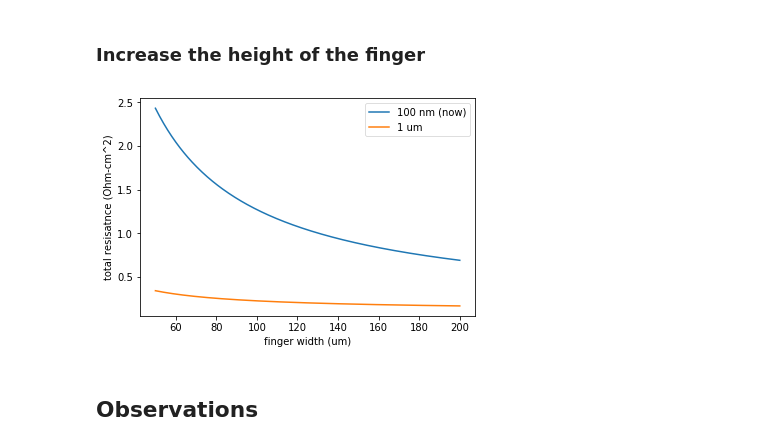
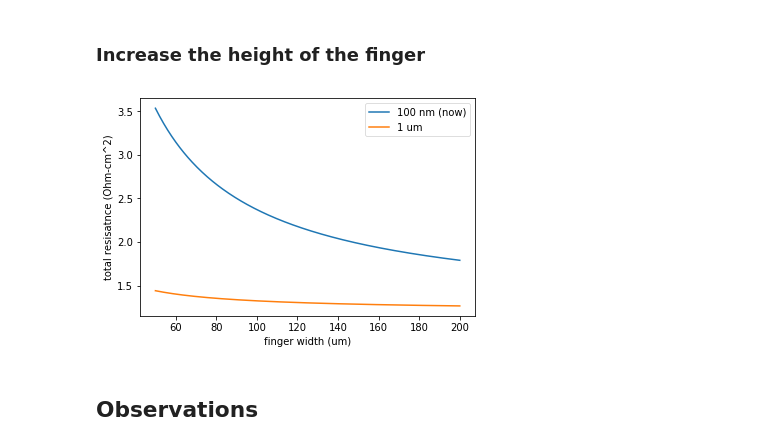
Before and after one commit to kanhua/pypvcell, a Jupyter notebook: examples/ms_silicon/st2_silicon.ipynb, the cells around one changed output. Cells and saved outputs as stored; diff of their text form; code cells hidden in the pictures.

```diff
--- a/examples/ms_silicon/st2_silicon.ipynb
+++ b/examples/ms_silicon/st2_silicon.ipynb
@@ -210,7 +210,7 @@ plt.savefig("criteria_contour.pdf")
 # %% [markdown]
 Note that the above calculation were performed without considering series resistance a shading. 90% EQE and 0.68-V Voc should be the target to achieve.
 # %%
-def lump_r(sw, sl, fw, fh, rho_c, rho_f, rho_sh, N):
+def lump_r(sw, sl, fw, fh, rho_c, rho_f, rho_sh,rho_cb, N):
     w = sw / N
 
     pitch = w - fw  # pitch between fingers
@@ -225,9 +225,9 @@ def lump_r(sw, sl, fw, fh, rho_c, rho_f, rho_sh, N):
 
     Rsh = rho_sh * sw
 
-    R_lump = Rc + Rf + Rsh
+    Rb=rho_cb/(w*sl)
 
-    Rb=rho_c/(w*sl)
+    R_lump = Rc + Rf + Rsh +Rb
 
     shading=fw/sw
 
@@ -259,9 +259,10 @@ for idx,fw in enumerate(fw_arr):
     #rs = us.siUnits(r, 'Ohm cm^2')
 
     lr, rs, shad,bd = lump_r(us.siUnits(1, "cm"), us.siUnits(1, "cm"),
-                   fw, us.siUnits(1000, 'nm'),
+                   fw, us.siUnits(100, 'nm'),
                    us.siUnits(0.01, "Ohm cm2"), us.siUnits(2.44e-8, "Ohm m"),
-                   rho_sh=us.siUnits(26, "Ohm"), N=7)
+                   rho_sh=us.siUnits(26, "Ohm"),
+                             rho_cb=us.siUnits(1.1,"Ohm cm2"),N=7)
 
 
     v, i = gen_rec_iv_with_rs_by_newton(j01, j02, n1, n2, temperature, rshunt=rshunt, rseries=rs,
@@ -349,32 +350,34 @@ plt.savefig("ideal_eta_res.pdf")
 # %%
 tfw_arr=us.siUnits(np.linspace(50,200,num=300),'um')
 
 rs1_r=[]
 rs2_r=[]
 for fw in tfw_arr:
     lr, rs1, shad,bd = lump_r(us.siUnits(1, "cm"), us.siUnits(1, "cm"),
                    fw, us.siUnits(100, 'nm'),
                    us.siUnits(0.01, "Ohm cm2"), us.siUnits(2.44e-8, "Ohm m"),
-                   rho_sh=us.siUnits(26, "Ohm"), N=7)
+                   rho_sh=us.siUnits(26, "Ohm"),
+                              rho_cb=us.siUnits(1.1,"Ohm cm2"),N=7)
 
     lr, rs2, shad,bd = lump_r(us.siUnits(1, "cm"), us.siUnits(1, "cm"),
                    fw, us.siUnits(1, 'um'),
                    us.siUnits(0.01, "Ohm cm2"), us.siUnits(2.44e-8, "Ohm m"),
-                   rho_sh=us.siUnits(26, "Ohm"), N=7)
+                   rho_sh=us.siUnits(26, "Ohm"),
+                              rho_cb=us.siUnits(1.1,"Ohm cm2"),N=7)
     rs1_r.append(rs1)
     rs2_r.append(rs2)
 
 rs1_r=np.array(rs1_r)
 rs2_r=np.array(rs2_r)
 
 plt.plot(tfw_arr*1e6,us.convert(rs1_r,'Ohm m^2','Ohm cm^2'),label="100 nm (now)")
 plt.plot(tfw_arr*1e6,us.convert(rs2_r,'Ohm m^2','Ohm cm^2'),label="1 um")
 plt.ylabel("total resisatnce (Ohm-cm^2)")
 plt.xlabel("finger width (um)")
 plt.legend()
 plt.savefig("tot_res_finger.pdf")
 # %% [output]
-[figure, old version]
+[figure, new version]
 # %% [markdown]
 ## Observations
 # %% [markdown]
```
Also changed, not shown: parts of 2 cells of this notebook, 6 other files.
